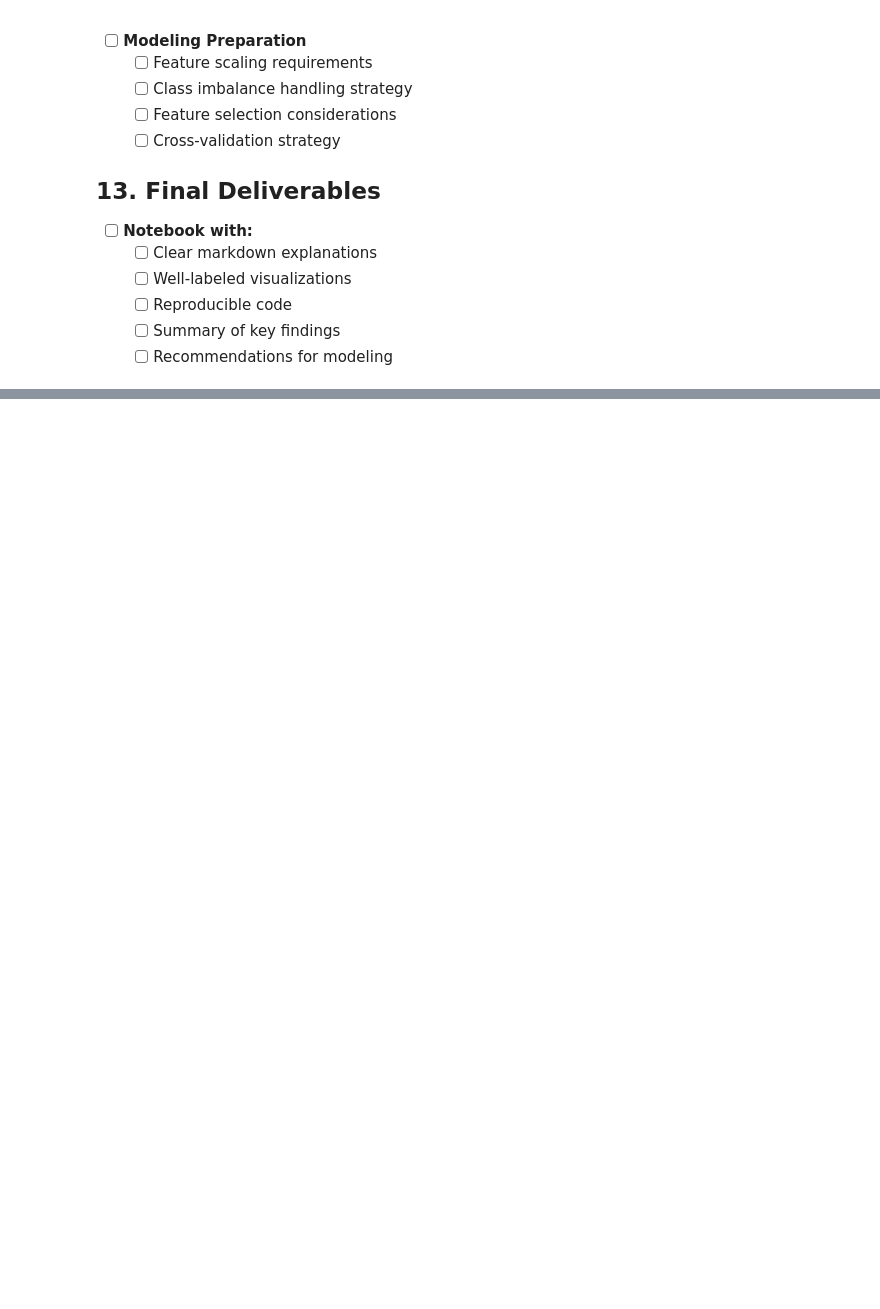
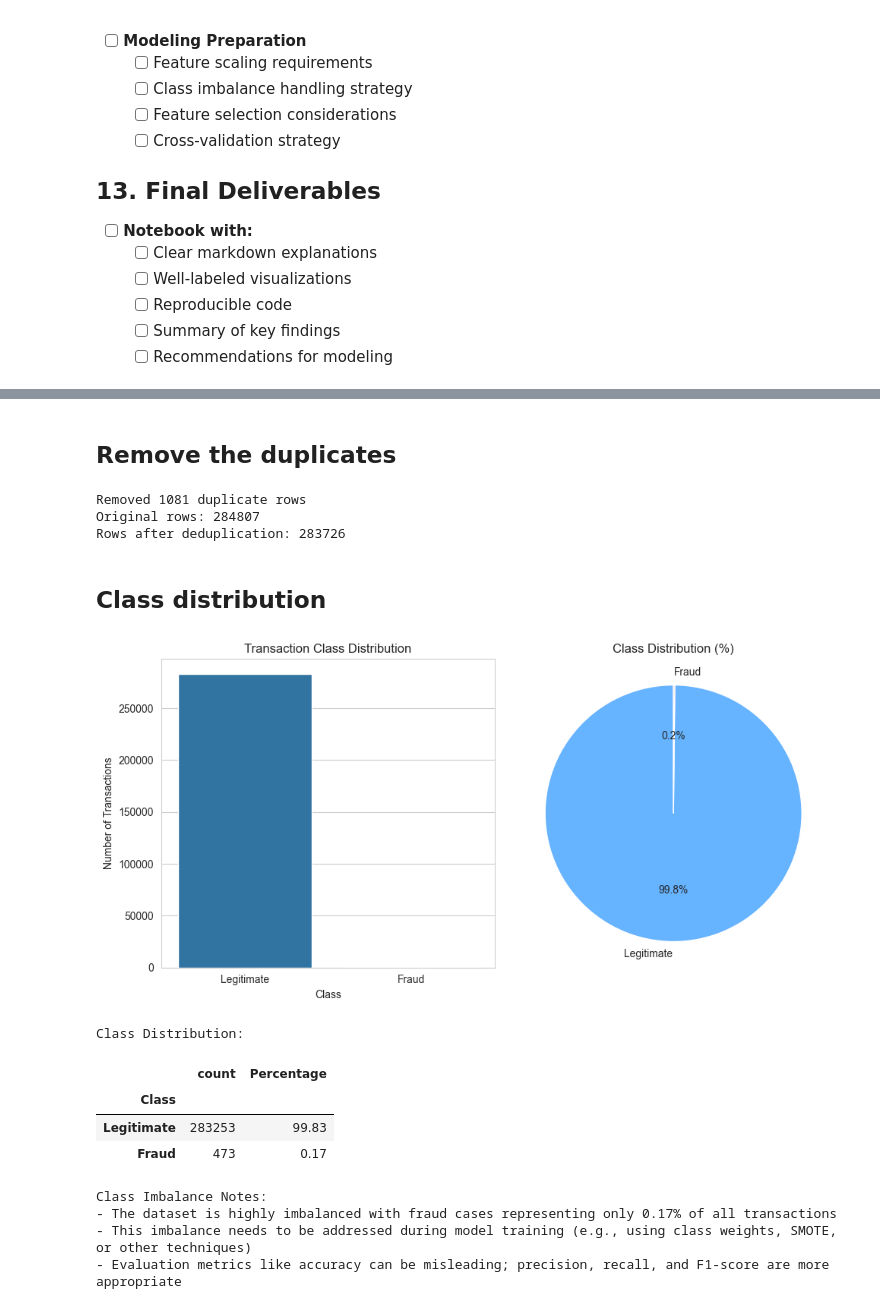
Before and after one commit to soltsega/Week-5_Fraud_Detection, a Jupyter notebook: fraud-detection/notebooks/eda-creditcard.ipynb, the cells around one changed output, grey strips where cells are left out. Drawn from its saved outputs; the diff is of its cells as text; code cells hidden in the pictures; blank space fills up the shorter version.

Commit message:
Finished the EDA of the credit card data

```diff
--- a/fraud-detection/notebooks/eda-creditcard.ipynb
+++ b/fraud-detection/notebooks/eda-creditcard.ipynb
@@ -121,0 +116,8 @@ credit_data.info()
+# %%
+# Load the dataset
+df = pd.read_csv('../data/raw/creditcard.csv')
+
+# Display basic information
+print("Dataset shape:", df.shape)
+print("\nData types and missing values:")
+df.info()
@@ -146,0 +177,66 @@ plt.show()
+# %% [markdown]
+## Remove the duplicates
+# %%
+# Remove duplicate rows where all column values match
+initial_count = len(df)
+df = df.drop_duplicates()
+removed_count = initial_count - len(df)
+
+print(f"Removed {removed_count} duplicate rows")
+print(f"Original rows: {initial_count}")
+print(f"Rows after deduplication: {len(df)}")
+# %% [output]
+Removed 1081 duplicate rows
+Original rows: 284807
+Rows after deduplication: 283726
+# %% [markdown]
+## Class distribution
+# %%
+# 1. Calculate class distribution
+class_dist = df['Class'].value_counts().to_frame()
+class_dist['Percentage'] = (class_dist['count'] / len(df)) * 100
+class_dist.index = class_dist.index.map({0: 'Legitimate', 1: 'Fraud'})
+
+# 2. Visualize class distribution
+plt.figure(figsize=(10, 5))
+
+# Bar plot
+plt.subplot(1, 2, 1)
+sns.countplot(x='Class', data=df)
+plt.title('Transaction Class Distribution')
+plt.xticks([0, 1], ['Legitimate', 'Fraud'])
+plt.ylabel('Number of Transactions')
+
+# Pie chart to show the imbalance
+plt.subplot(1, 2, 2)
+plt.pie(class_dist['count'],
+        labels=class_dist.index,
+        autopct='%1.1f%%',
+        startangle=90,
+        colors=['#66b3ff','#ff9999'])
+plt.title('Class Distribution (%)')
+plt.axis('equal')  # Equal aspect ratio ensures the pie is circular
+
+plt.tight_layout()
+plt.show()
+
+# 3. Display the distribution in numbers
+print("\nClass Distribution:")
+display(class_dist)
+
+# 4. Note on class imbalance
+print("\nClass Imbalance Notes:")
+print("- The dataset is highly imbalanced with fraud cases representing only {:.2f}% of all transactions".format(class_dist.loc['Fraud', 'Percentage']))
+print("- This imbalance needs to be addressed during model training (e.g., using class weights, SMOTE, or other techniques)")
+print("- Evaluation metrics like accuracy can be misleading; precision, recall, and F1-score are more appropriate")
+# %% [output]
+[figure, added]
+Class Distribution:
+|  | count | Percentage |
+| Class |  |  |
+| Legitimate | 283253 | 99.83 |
+| Fraud | 473 | 0.17 |
+Class Imbalance Notes:
+- The dataset is highly imbalanced with fraud cases representing only 0.17% of all transactions
+- This imbalance needs to be addressed during model training (e.g., using class weights, SMOTE, or other techniques)
+- Evaluation metrics like accuracy can be misleading; precision, recall, and F1-score are more appropriate
```
Also changed, not shown: parts of 28 cells of this notebook.
